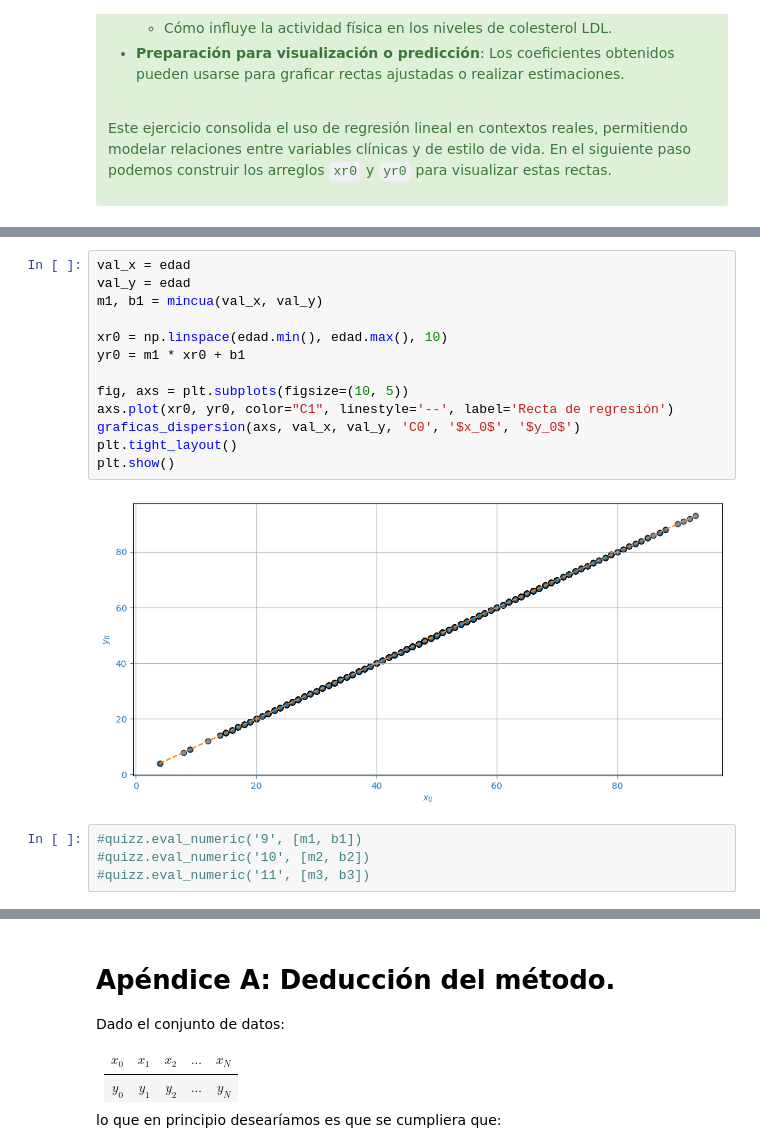
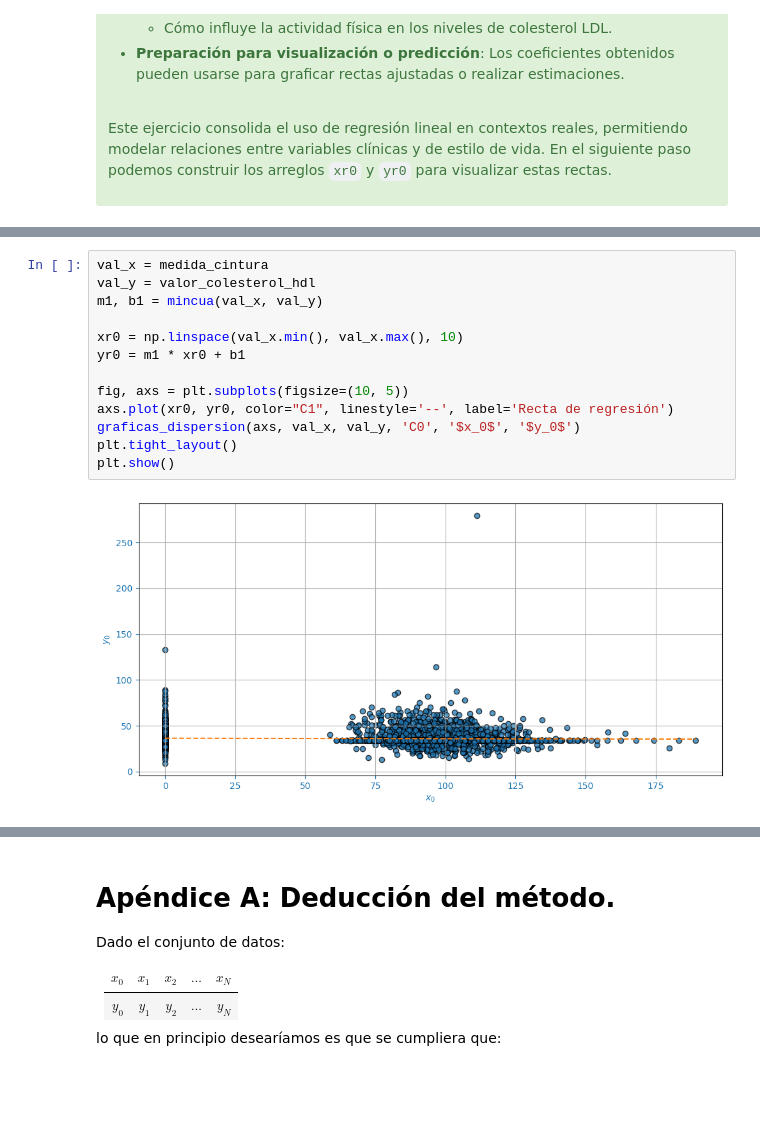
Before and after one commit to IrvinGranillo5/linear-regression, a Jupyter notebook: correlacion.ipynb, the cells around one changed output, grey strips where cells are left out. Cells and saved outputs as stored; diff of their text form; blank space fills up the shorter version.

```diff
--- a/correlacion.ipynb
+++ b/correlacion.ipynb
@@ -596,19 +632,15 @@ Arreglo yr0:
 # %%
-val_x = edad
-val_y = edad
+val_x = medida_cintura
+val_y = valor_colesterol_hdl
 m1, b1 = mincua(val_x, val_y)
 
-xr0 = np.linspace(edad.min(), edad.max(), 10)
+xr0 = np.linspace(val_x.min(), val_x.max(), 10)
 yr0 = m1 * xr0 + b1
 
 fig, axs = plt.subplots(figsize=(10, 5))
 axs.plot(xr0, yr0, color="C1", linestyle='--', label='Recta de regresión')
 graficas_dispersion(axs, val_x, val_y, 'C0', '$x_0$', '$y_0$')
 plt.tight_layout()
 plt.show()
 # %% [output]
-[figure, old version]
+[figure, new version]
-# %%
-#quizz.eval_numeric('9', [m1, b1])
-#quizz.eval_numeric('10', [m2, b2])
-#quizz.eval_numeric('11', [m3, b3])
```
Also changed, not shown: parts of 20 cells of this notebook.
